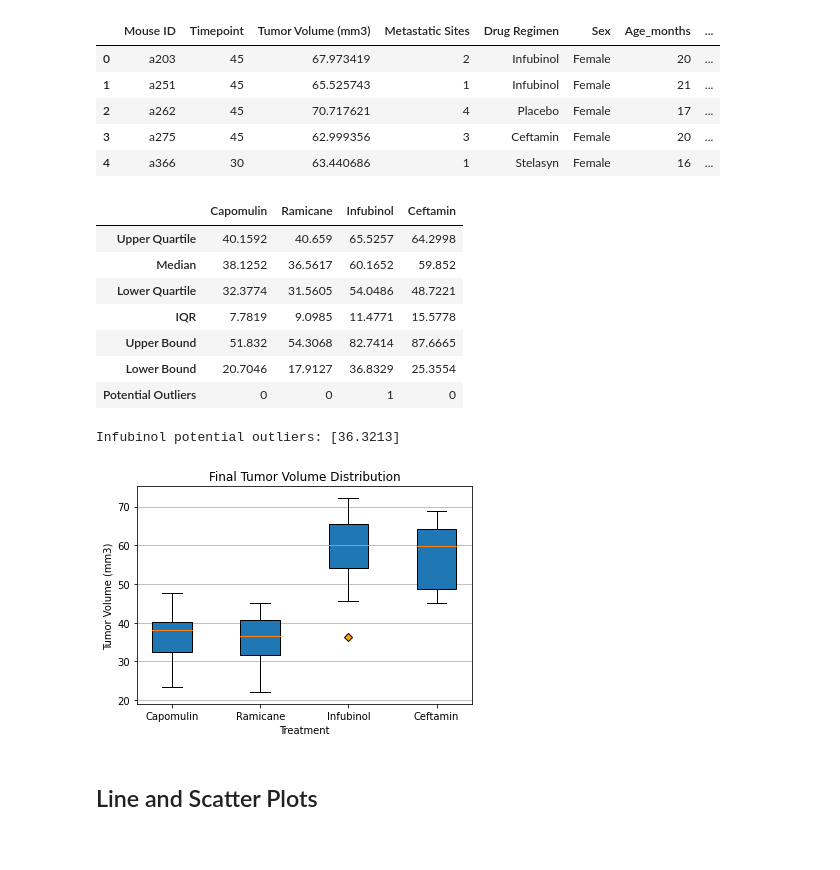
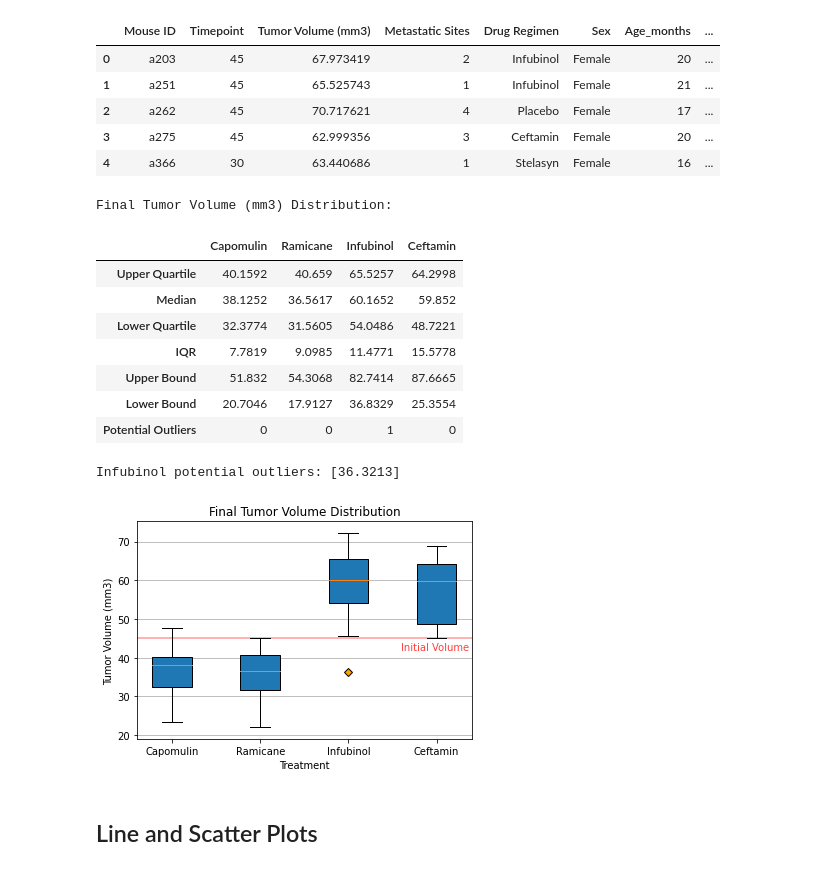
Before and after one commit to rperezme-data/DAB_H05_Matplotlib-challenge, a Jupyter notebook: Pymaceuticals/main.ipynb, the cells around one changed output. Drawn from its saved outputs; the diff is of its cells as text; code cells hidden in the pictures.

```diff
--- a/Pymaceuticals/main.ipynb
+++ b/Pymaceuticals/main.ipynb
@@ -310,8 +317,10 @@ for i in range(len(treatments)):
         outliers_dict[treatments[i]] = outliers
 
 ## Display Distribution Summary
+print("Final Tumor Volume (mm3) Distribution:")
 data_distribution
 # %% [output]
+Final Tumor Volume (mm3) Distribution:
 |  | Capomulin | Ramicane | Infubinol | Ceftamin |
 | Upper Quartile | 40.1592 | 40.659 | 65.5257 | 64.2998 |
 | Median | 38.1252 | 36.5617 | 60.1652 | 59.852 |
@@ -332,34 +341,39 @@ Infubinol potential outliers: [36.3213]
 data = [list for list in tumor_vol_data]
 max_list = [max(list) for list in tumor_vol_data]
 min_list = [min(list) for list in tumor_vol_data]
 outlier_style = dict(markerfacecolor='orange', marker='D')
+initial_vol = clean_data['Tumor Volume (mm3)'].loc[clean_data['Timepoint'] == 0].mean()
 
 ## BOX PLOT
 ## Set Box Plot parameters
 plt.boxplot(data, patch_artist=True, flierprops=outlier_style)
 
 # Give the chart a title, x label, and y label
 plt.title("Final Tumor Volume Distribution")
 plt.xlabel("Treatment")
 plt.ylabel("Tumor Volume (mm3)")
 
 # Set x_axis properties
 x_axis = range(len(treatments))
 tick_locations = [value+1 for value in x_axis]
 plt.xticks(tick_locations, treatments, rotation=0)
 
 # Set the limits of the x axis
 plt.xlim(0.6, len(x_axis)+.4)
 
 # Set the limits of the y axis
 plt.ylim(min(min_list)-3, max(max_list)+3)
 
+# Plot & Annotate horizontal line for Initual Tumor Volume (mm3)
+plt.hlines(initial_vol, 0.6, len(x_axis)+.4, color='red', alpha=0.3, linestyle='-', linewidth=2.0)
+plt.annotate("Initial Volume", (len(x_axis)-0.4, initial_vol-3), fontsize=10, color="red", alpha=0.75)
+
 ## Grid for y axis
 plt.grid(axis='y')
 ## Show plot
 plt.show()
 # %% [output]
-[figure, old version]
+[figure, new version]
 # %% [markdown]
 ## Line and Scatter Plots
 # %%
```
Also changed, not shown: parts of 7 cells of this notebook.
